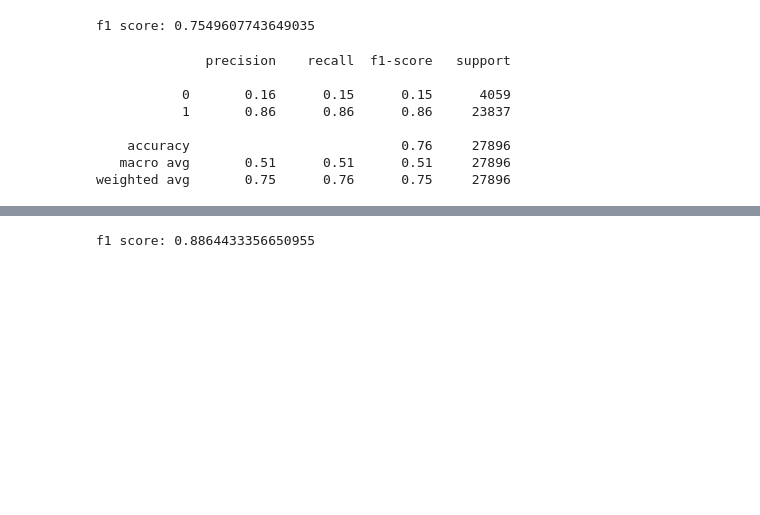
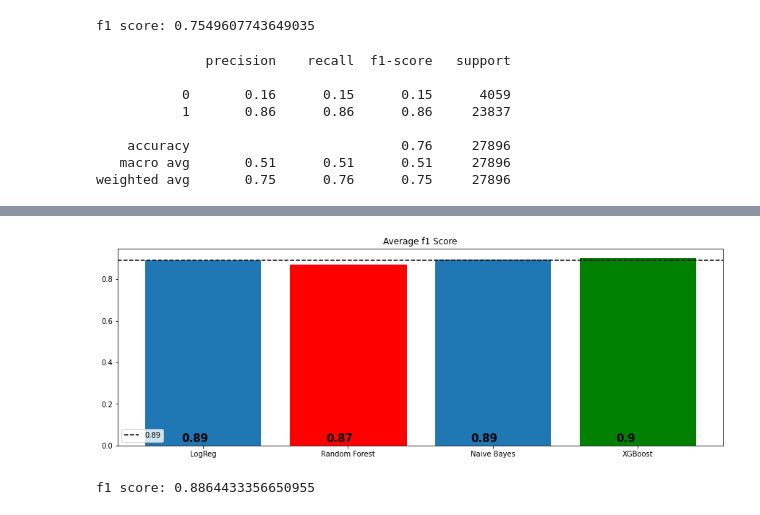
Before and after one commit to DimitrisFot/Amazon-Game-Reviews-Analysis, a Jupyter notebook: Sentiment Analysis.ipynb, the cells around one changed output, grey strips where cells are left out. Cells and saved outputs as stored; diff of their text form; code cells hidden in the pictures; blank space fills up the shorter version.

```diff
--- a/Sentiment Analysis.ipynb
+++ b/Sentiment Analysis.ipynb
@@ -447,0 +488,23 @@ disp_confusion_matrix(y_pred_cv_xgb, "XGBoost")
+# %%
+def f1_score_bar_plot(df, category, title):
+    df = df[df['class']==category]
+    x = list(df['model'])
+    y = list(df['f1-score'])
+    y_round = list(round(df['f1-score'],2))
+    a = (list(df['f1-score'])).index(max(list(df['f1-score'])))
+    z = (list(df['f1-score'])).index(min(list(df['f1-score'])))
+    y_mean = round(df['f1-score'].mean(),2)
+
+    plt.rcParams['figure.figsize']=[15,5]
+    b_plot = plt.bar(x=x,height=y)
+    b_plot[a].set_color('g')
+    b_plot[z].set_color('r')
+
+    for i,v in enumerate(y_round):
+        plt.text(i-.15,0.018,str(v), color='black', fontsize=15, fontweight='bold')
+
+    plt.axhline(y_mean,ls='--',color='k',label=y_mean)
+    plt.title(title)
+    plt.legend()
+
+    return plt.show()
@@ -448,3 +531,8 @@ disp_confusion_matrix(y_pred_cv_xgb, "XGBoost")
+# %%
+# Plotting f1 score with "f1_score_bar_plot" function
+f1_score_bar_plot(df=df_tv, category='average', title= "Average f1 Score")
+# %% [output]
+[figure, added]
 # %%
 # Create the word vector with TF-IDF Vectorizer
 tfidf_vect = TfidfVectorizer(ngram_range=(1, 1), max_features=10000)
```
Also changed, not shown: parts of 54 cells of this notebook.
